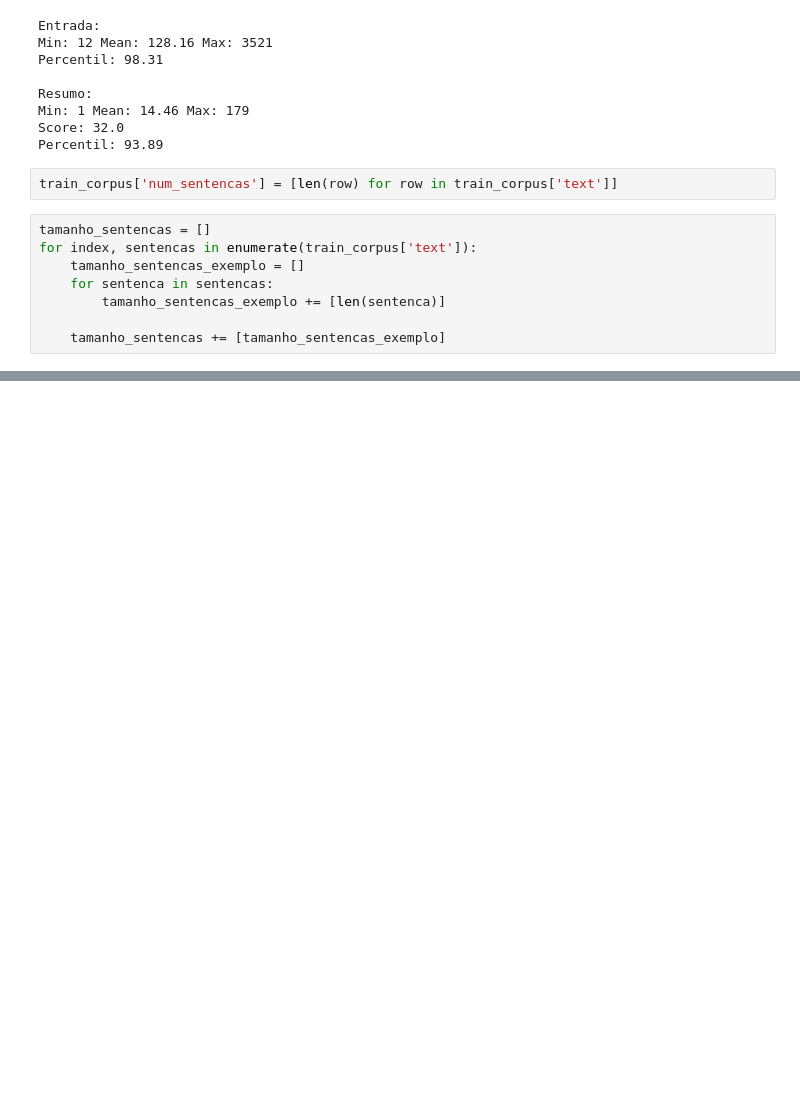
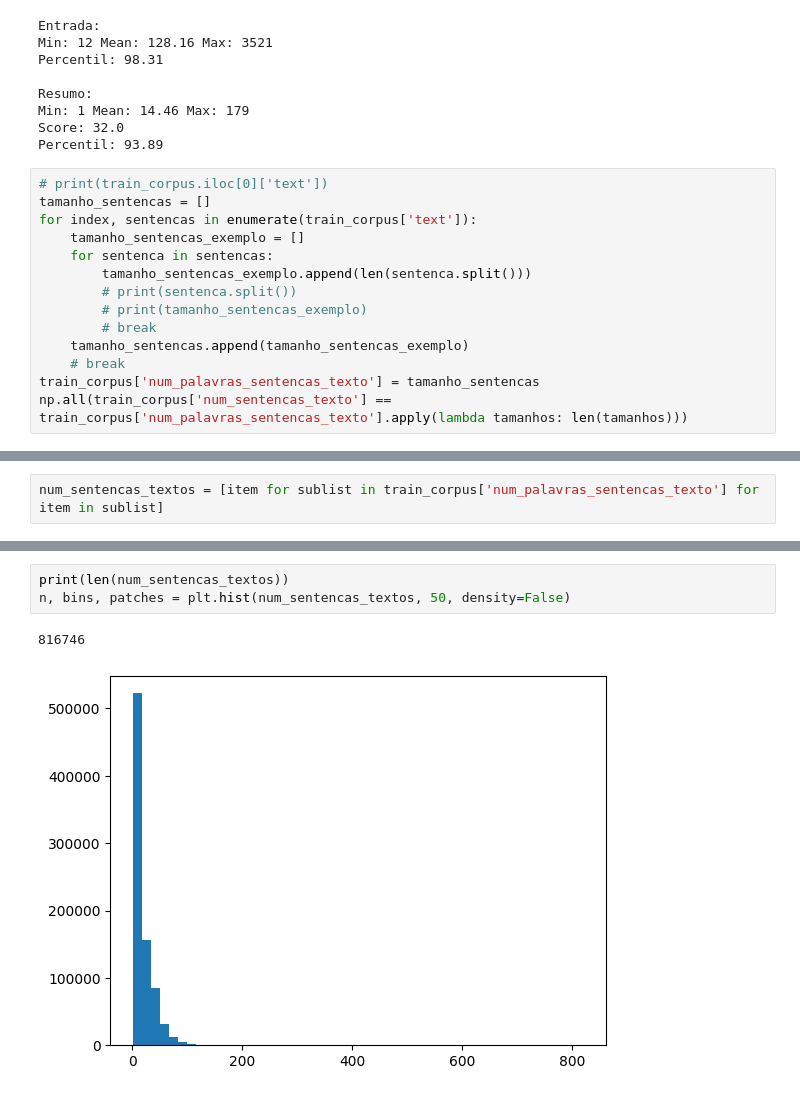
Before and after one commit to erichans/MemSum, a Jupyter notebook: Preprocess.ipynb, the cells around one changed output, grey strips where cells are left out. Cells and saved outputs as stored; diff of their text form; blank space fills up the shorter version.

```diff
--- a/Preprocess.ipynb
+++ b/Preprocess.ipynb
@@ -203,13 +204,17 @@ Resumo:
 Min: 1 Mean: 14.46 Max: 179
 Score: 32.0
 Percentil: 93.89
-# %%
-train_corpus['num_sentencas'] = [len(row) for row in train_corpus['text']]
 # %%
+# print(train_corpus.iloc[0]['text'])
 tamanho_sentencas = []
 for index, sentencas in enumerate(train_corpus['text']):
     tamanho_sentencas_exemplo = []
     for sentenca in sentencas:
-        tamanho_sentencas_exemplo += [len(sentenca)]
-
-    tamanho_sentencas += [tamanho_sentencas_exemplo]
+        tamanho_sentencas_exemplo.append(len(sentenca.split()))
+        # print(sentenca.split())
+        # print(tamanho_sentencas_exemplo)
+        # break
+    tamanho_sentencas.append(tamanho_sentencas_exemplo)
+    # break
+train_corpus['num_palavras_sentencas_texto'] = tamanho_sentencas
+np.all(train_corpus['num_sentencas_texto'] == train_corpus['num_palavras_sentencas_texto'].apply(lambda tamanhos: len(tamanhos)))
@@ -235,0 +223,2 @@ tamanho_sentencas[0]
+# %%
+num_sentencas_textos = [item for sublist in train_corpus['num_palavras_sentencas_texto'] for item in sublist]
@@ -235,0 +235,6 @@ tamanho_sentencas[0]
+# %%
+print(len(num_sentencas_textos))
+n, bins, patches = plt.hist(num_sentencas_textos, 50, density=False)
+# %% [output]
+816746
+[figure, added]
```
Also changed, not shown: parts of 9 cells of this notebook.
